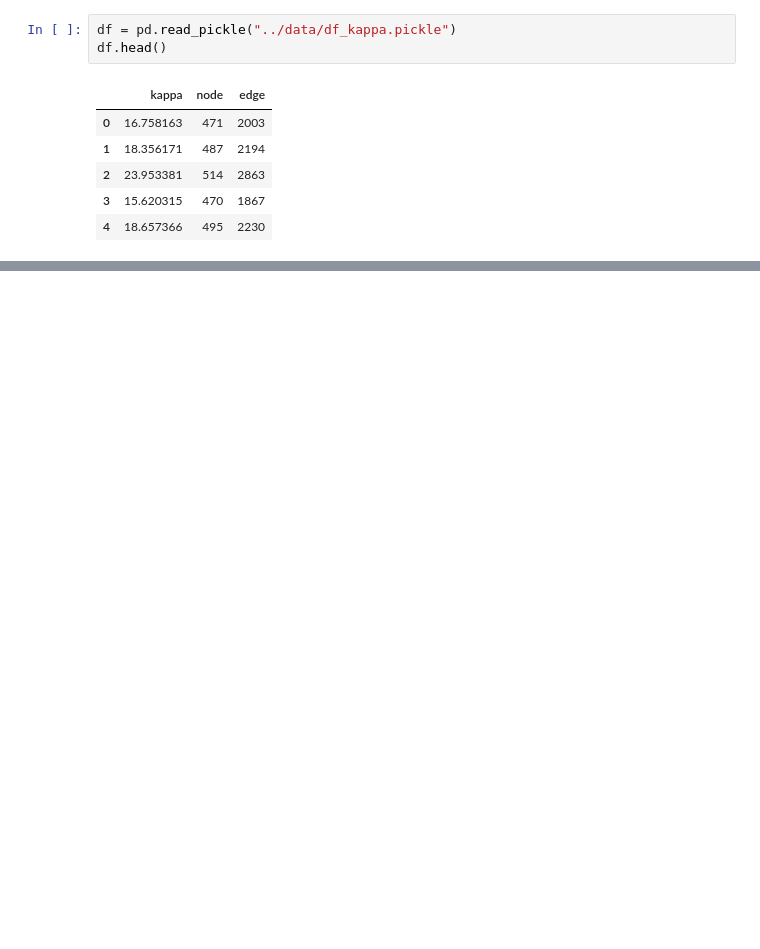
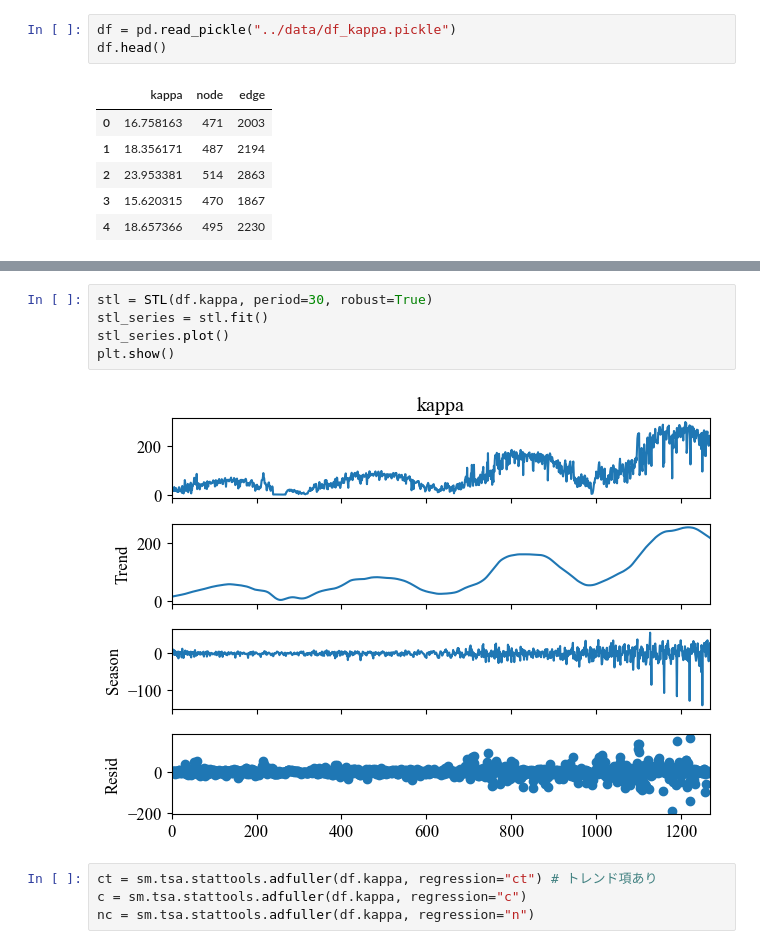
Before and after one commit to yiadka/mobility_scaling, a Jupyter notebook: notebooks/time_series_analysis.ipynb, the cells around one changed output, grey strips where cells are left out. Drawn from its saved outputs; the diff is of its cells as text; blank space fills up the shorter version.

```diff
--- a/notebooks/time_series_analysis.ipynb
+++ b/notebooks/time_series_analysis.ipynb
@@ -37,0 +71,11 @@ plt.show()
+# %%
+stl = STL(df.kappa, period=30, robust=True)
+stl_series = stl.fit()
+stl_series.plot()
+plt.show()
+# %% [output]
+[figure, added]
+# %%
+ct = sm.tsa.stattools.adfuller(df.kappa, regression="ct") # トレンド項あり
+c = sm.tsa.stattools.adfuller(df.kappa, regression="c")
+nc = sm.tsa.stattools.adfuller(df.kappa, regression="n")
```
Also changed, not shown: parts of 71 cells of this notebook, 4 other files.
